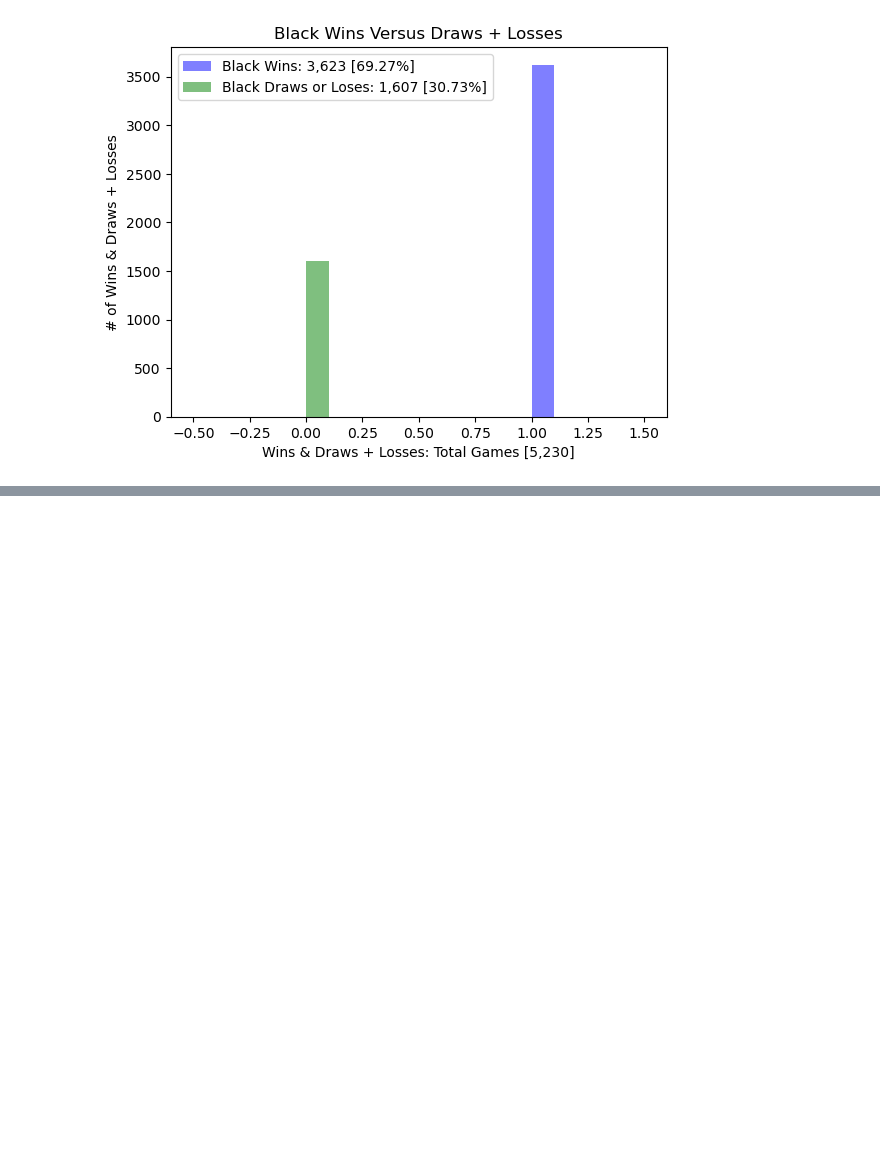
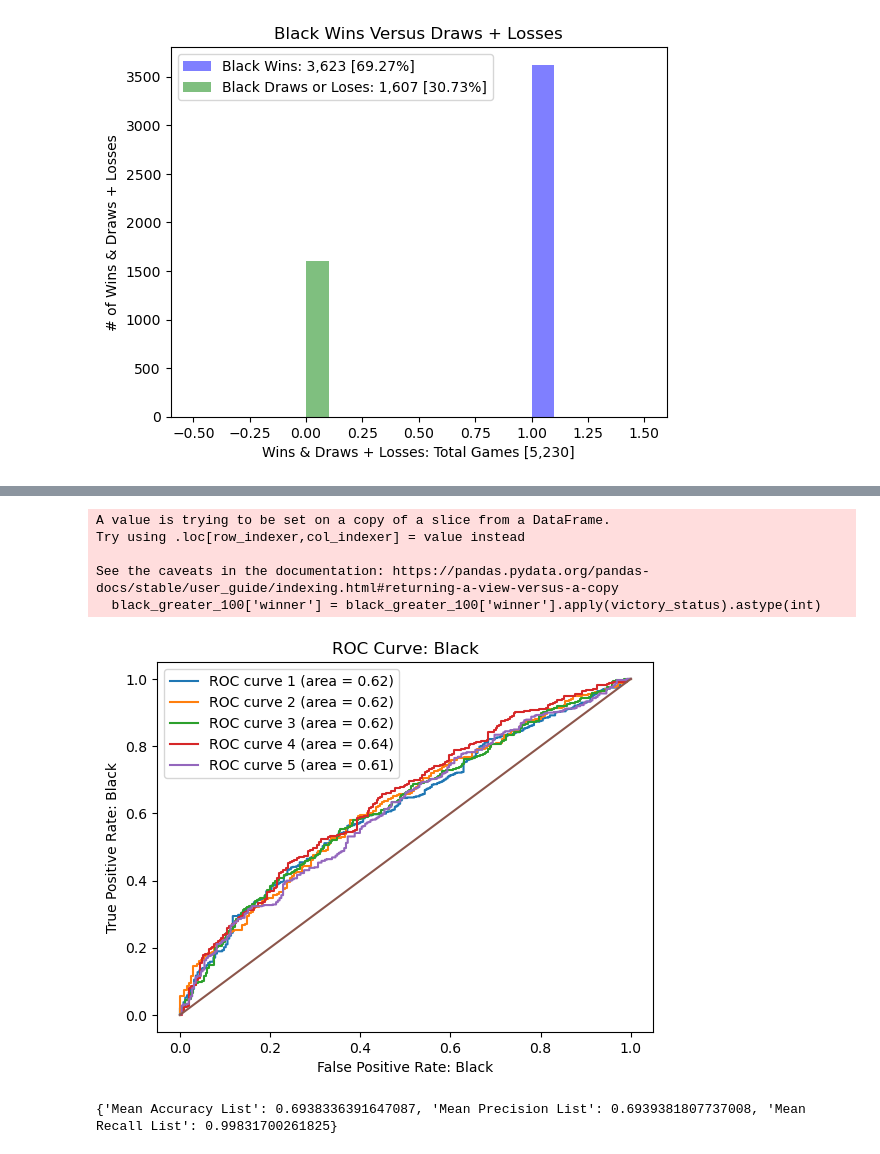
Before and after one commit to mbrann2/chess_games, a Jupyter notebook: notebooks/chess_games.ipynb, the cells around one changed output, grey strips where cells are left out. Cells and saved outputs as stored; diff of their text form; code cells hidden in the pictures; blank space fills up the shorter version.

```diff
--- a/notebooks/chess_games.ipynb
+++ b/notebooks/chess_games.ipynb
@@ -361,0 +374,77 @@ def test_train_white(chess_df):
+# %%
+# Logistic Regression for black with 5 folds to determine true positive rate, or probability of detection, as a fucntion of false positive rate, or probability of false alarm. Also, the average accuracy, precision, and recall were determined.
+
+def test_train_white(chess_df):
+    chess_df = chess_df.copy()
+    chess_df['Rating Differential Black'] = (chess_df['black_rating'] - chess_df['white_rating']).astype(int)
+
+    black_greater_100 = chess_df[(chess_df['Rating Differential Black'] > 100)]
+
+    def victory_status(s):
+        if s == 'white' or s == 'draw' :
+            return 0
+
+        else:
+            return 1
+
+    black_greater_100['winner'] = black_greater_100['winner'].apply(victory_status).astype(int)
+
+
+    X = black_greater_100[['turns', 'opening_ply', 'Rating Differential Black']].astype(int)
+    y = black_greater_100['winner']
+
+    random_seed = 8
+
+
+    def cross_val_linear(X, y, k):
+
+        X_train, X_test, y_train, y_test = train_test_split(X, y, test_size=0.2, random_state=random_seed, stratify=y)
+
+        kf = KFold(k)
+
+        kf.get_n_splits(X_train)
+
+        accuracy_list = []
+        precision_list = []
+        recall_list = []
+
+        for i, (train_index, test_index) in enumerate(kf.split(X_train)):
+
+            X_train_kfold = X_train.iloc[train_index]
+            y_train_kfold = y_train.iloc[train_index]
+            X_test_kfold = X_train.iloc[test_index]
+            y_test_kfold = y_train.iloc[test_index]
+
+            log_model = LogisticRegression(random_state=random_seed).fit(X_train_kfold, y_train_kfold)
+            y_pred = log_model.predict(X_test_kfold)
+            y_prob = log_model.predict_proba(X_test_kfold)
+            y_hat = log_model.decision_function(X_test_kfold)
+
+            fpr, tpr, thresholds = metrics.roc_curve(y_test_kfold, y_hat)
+            roc_auc = metrics.auc(fpr, tpr)
+            plt.plot(fpr, tpr, label='ROC curve ' + f'{i+1}' + ' (area = %0.2f)' % roc_auc)
+
+            accuracy_list.append(metrics.accuracy_score(y_test_kfold, y_pred))
+            precision_list.append(metrics.precision_score(y_test_kfold, y_pred))
+            recall_list.append(metrics.recall_score(y_test_kfold,y_pred))
+
+        plt.plot([0,1], [0,1])
+        plt.legend()
+        plt.title('ROC Curve: Black')
+        plt.xlabel('False Positive Rate: Black')
+        plt.ylabel('True Positive Rate: Black')
+        plt.show()
+
+        return print({'Mean Accuracy List': np.mean(accuracy_list), 'Mean Precision List': np.mean(precision_list), 'Mean Recall List': np.mean(recall_list)})
+
+
+    cross_val_linear(X, y, 5)
+test_train_white(chess_games)
+# %% [output]
+A value is trying to be set on a copy of a slice from a DataFrame.
+Try using .loc[row_indexer,col_indexer] = value instead
+
+See the caveats in the documentation: https://pandas.pydata.org/pandas-docs/stable/user_guide/indexing.html#returning-a-view-versus-a-copy
+  black_greater_100['winner'] = black_greater_100['winner'].apply(victory_status).astype(int)
+[figure, added]
+{'Mean Accuracy List': 0.6938336391647087, 'Mean Precision List': 0.6939381807737008, 'Mean Recall List': 0.99831700261825}
```
Also changed, not shown: parts of 2 cells of this notebook.
